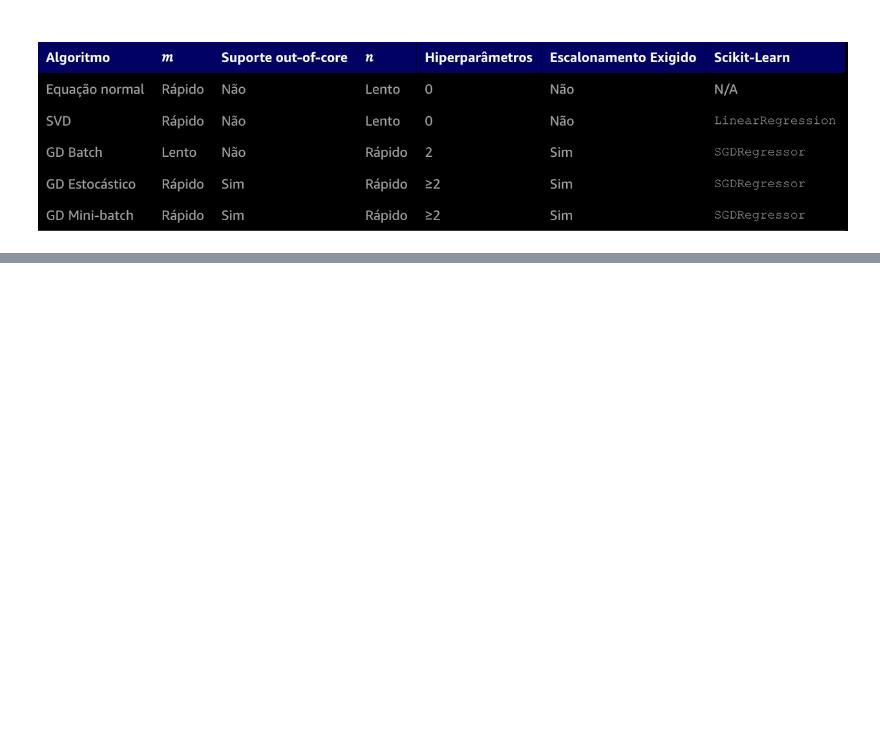
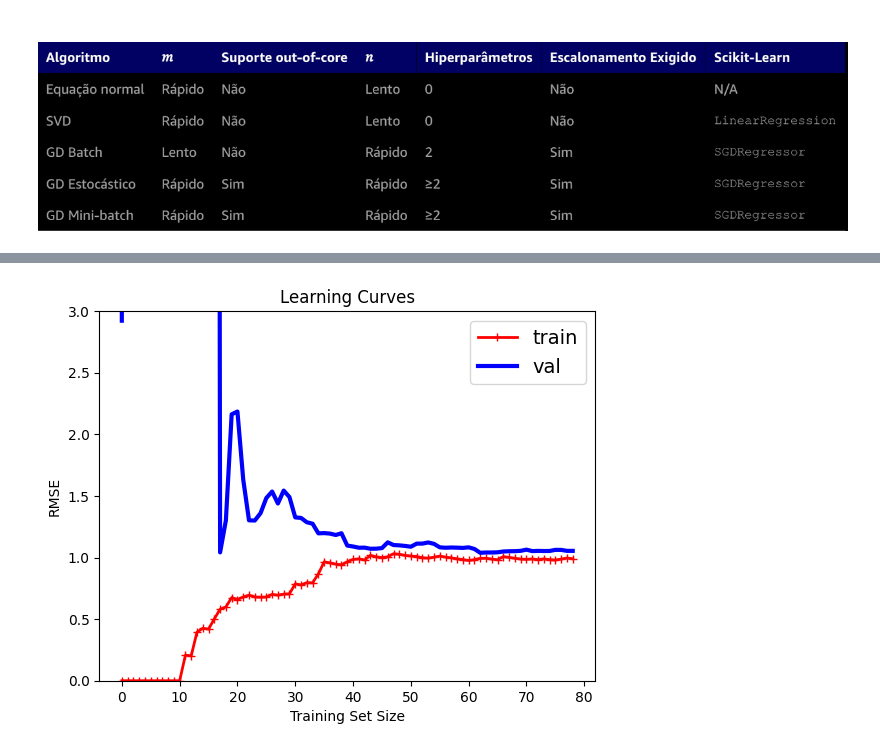
Before and after one commit to FerFilho23/Machine-Learning, a Jupyter notebook: Regression.ipynb, the cells around one changed output, grey strips where cells are left out. Drawn from its saved outputs; the diff is of its cells as text; code cells hidden in the pictures; blank space fills up the shorter version.

```diff
--- a/Regression.ipynb
+++ b/Regression.ipynb
@@ -156,0 +188,9 @@ plt.show()
+# %%
+polynomial_regression = Pipeline([
+    ("poly_features", PolynomialFeatures(degree=10, include_bias=False)),
+    ("lin_reg", LinearRegression()),
+])
+
+plot_learning_curves(polynomial_regression, X, y)
+# %% [output]
+[figure, added]
```
Also changed, not shown: parts of 24 cells of this notebook.
